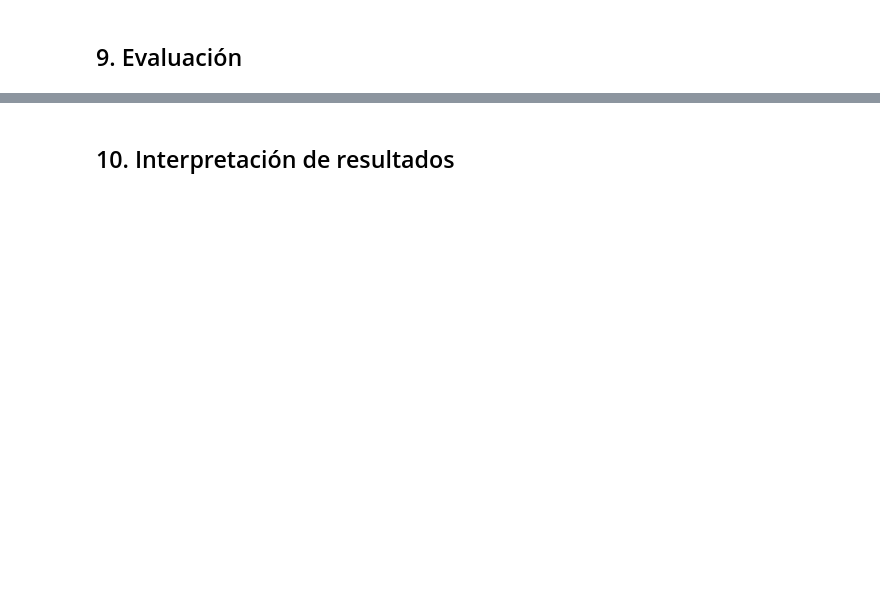
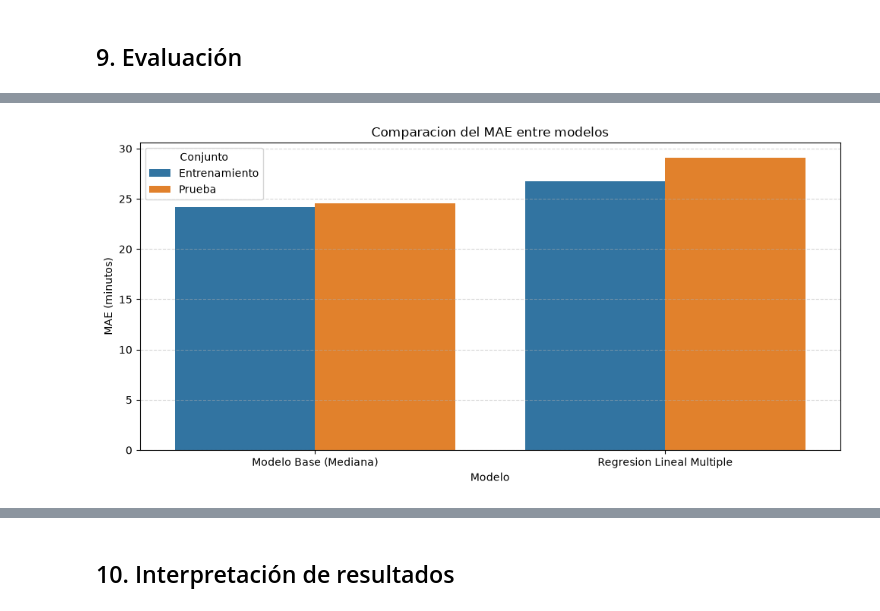
Before and after one commit to LauraKamila-Ink/Prediccion_Retrasos_Vuelos--Modelos1_GrupoB, a Jupyter notebook: fase-1/notebook.ipynb, the cells around one changed output, grey strips where cells are left out. Cells and saved outputs as stored; diff of their text form; code cells hidden in the pictures; blank space fills up the shorter version.

Commit message:
feat(fase-1): completar modelo de prediccion de retrasos

```diff
--- a/fase-1/notebook.ipynb
+++ b/fase-1/notebook.ipynb
@@ -755,0 +960,13 @@ print(f"Correlación lineal de crs_dep_time con {OBJETIVO}: "
+# %%
+print(f"Dimensiones iniciales: {df.shape}")
+
+df_modelar = df.dropna(subset=[OBJETIVO]).copy()
+
+print(f"Dimensiones para modelar: {df_modelar.shape}")
+
+observaciones_eliminadas = len(df) - len(df_modelar)
+
+print(
+    f"Observaciones eliminadas por objetivo faltante: "
+    f"{observaciones_eliminadas:,}"
+)
@@ -765,0 +1487,27 @@ print(f"Correlación lineal de crs_dep_time con {OBJETIVO}: "
+# %%
+plt.figure(figsize=(10, 5))
+
+sns.barplot(
+    data=df_resultados,
+    x="Modelo",
+    y="MAE (minutos)",
+    hue="Conjunto"
+)
+
+plt.title(
+    "Comparacion del MAE entre modelos"
+)
+
+plt.xlabel("Modelo")
+plt.ylabel("MAE (minutos)")
+
+plt.grid(
+    axis="y",
+    linestyle="--",
+    alpha=0.5
+)
+
+plt.tight_layout()
+plt.show()
+# %% [output]
+[figure, added]
```
Also changed, not shown: parts of 42 cells of this notebook, 2 other files.
